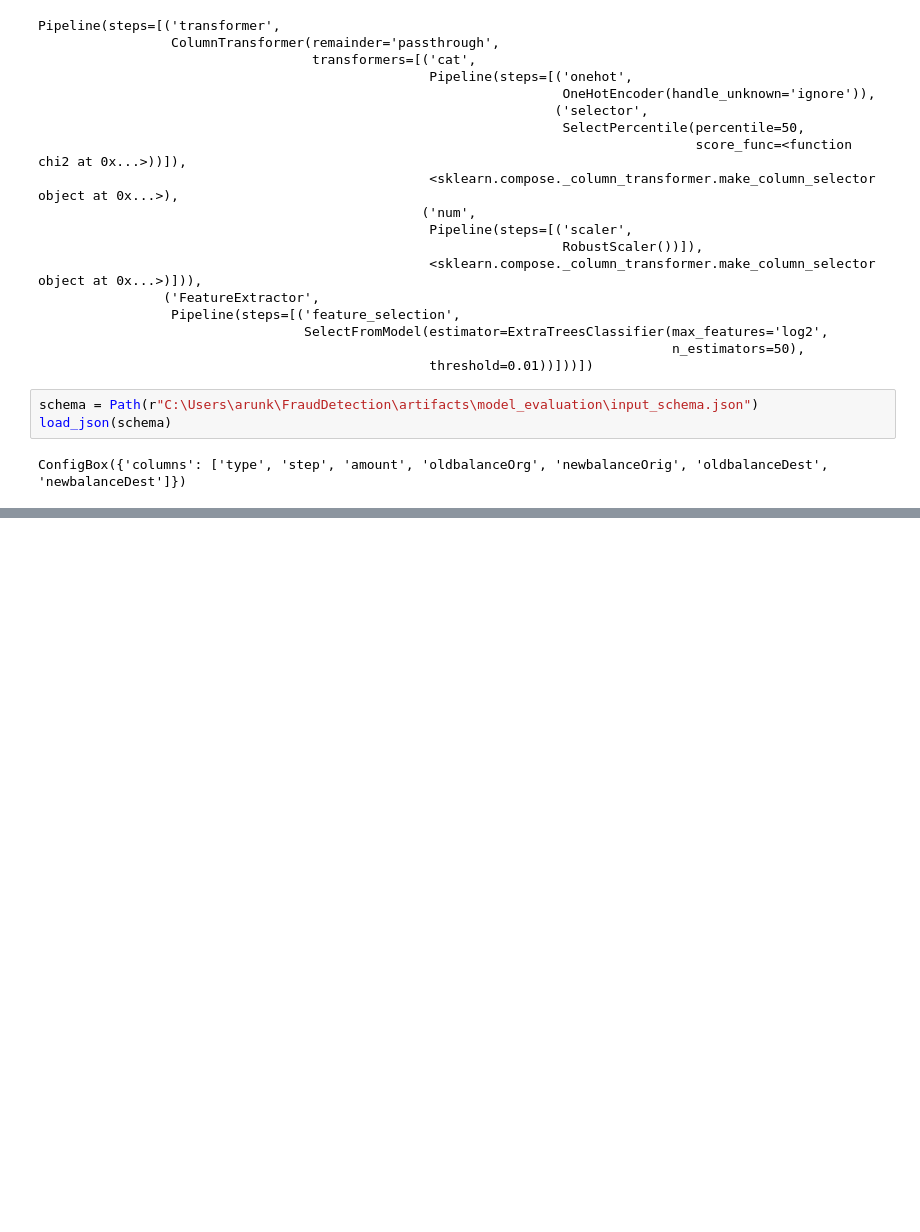
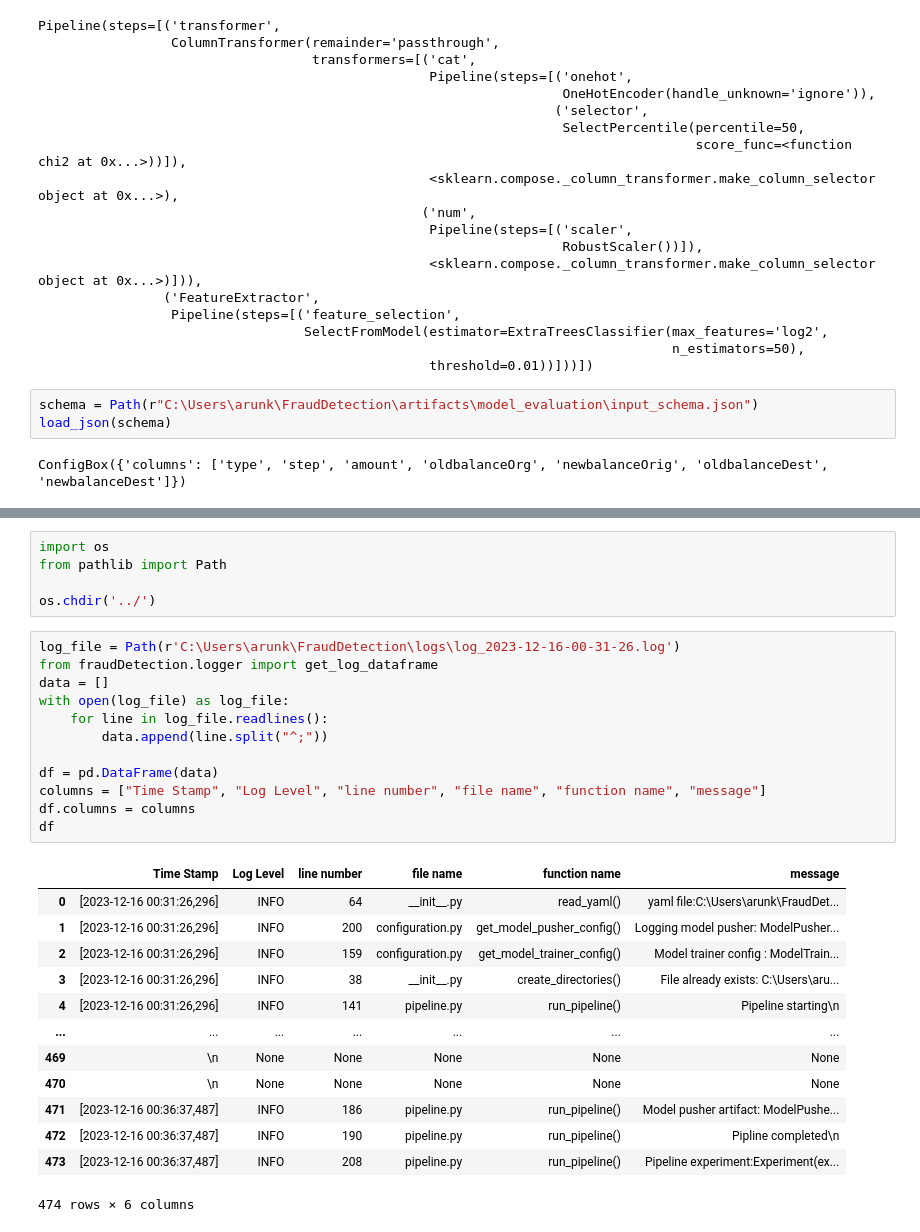
Before and after one commit to ArunKhare/FraudDetection, a Jupyter notebook: notebook/trial3.ipynb, the cells around one changed output, grey strips where cells are left out. Drawn from its saved outputs; the diff is of its cells as text; blank space fills up the shorter version.

```diff
--- a/notebook/trial3.ipynb
+++ b/notebook/trial3.ipynb
@@ -466,0 +498,31 @@ Reshaped DataFrame:
+# %%
+import os
+from pathlib import Path
+
+os.chdir('../')
+# %%
+log_file = Path(r'C:\Users\arunk\FraudDetection\logs\log_2023-12-16-00-31-26.log')
+from fraudDetection.logger import get_log_dataframe
+data = []
+with open(log_file) as log_file:
+    for line in log_file.readlines():
+        data.append(line.split("^;"))
+
+df = pd.DataFrame(data)
+columns = ["Time Stamp", "Log Level", "line number", "file name", "function name", "message"]
+df.columns = columns
+df
+# %% [output]
+|  | Time Stamp | Log Level | line number | file name | function name | message |
+| 0 | [2023-12-16 00:31:26,296] | INFO | 64 | __init__.py | read_yaml() | yaml file:C:\Users\arunk\FraudDet... |
+| 1 | [2023-12-16 00:31:26,296] | INFO | 200 | configuration.py | get_model_pusher_config() | Logging model pusher: ModelPusher... |
+| 2 | [2023-12-16 00:31:26,296] | INFO | 159 | configuration.py | get_model_trainer_config() | Model trainer config : ModelTrain... |
+| 3 | [2023-12-16 00:31:26,296] | INFO | 38 | __init__.py | create_directories() | File already exists: C:\Users\aru... |
+| 4 | [2023-12-16 00:31:26,296] | INFO | 141 | pipeline.py | run_pipeline() | Pipeline starting\n |
+| ... | ... | ... | ... | ... | ... | ... |
+| 469 | \n | None | None | None | None | None |
+| 470 | \n | None | None | None | None | None |
+| 471 | [2023-12-16 00:36:37,487] | INFO | 186 | pipeline.py | run_pipeline() | Model pusher artifact: ModelPushe... |
+| 472 | [2023-12-16 00:36:37,487] | INFO | 190 | pipeline.py | run_pipeline() | Pipline completed\n |
+| 473 | [2023-12-16 00:36:37,487] | INFO | 208 | pipeline.py | run_pipeline() | Pipeline experiment:Experiment(ex... |
+474 rows × 6 columns
```
Also changed, not shown: parts of 27 cells of this notebook, 1 other file.
